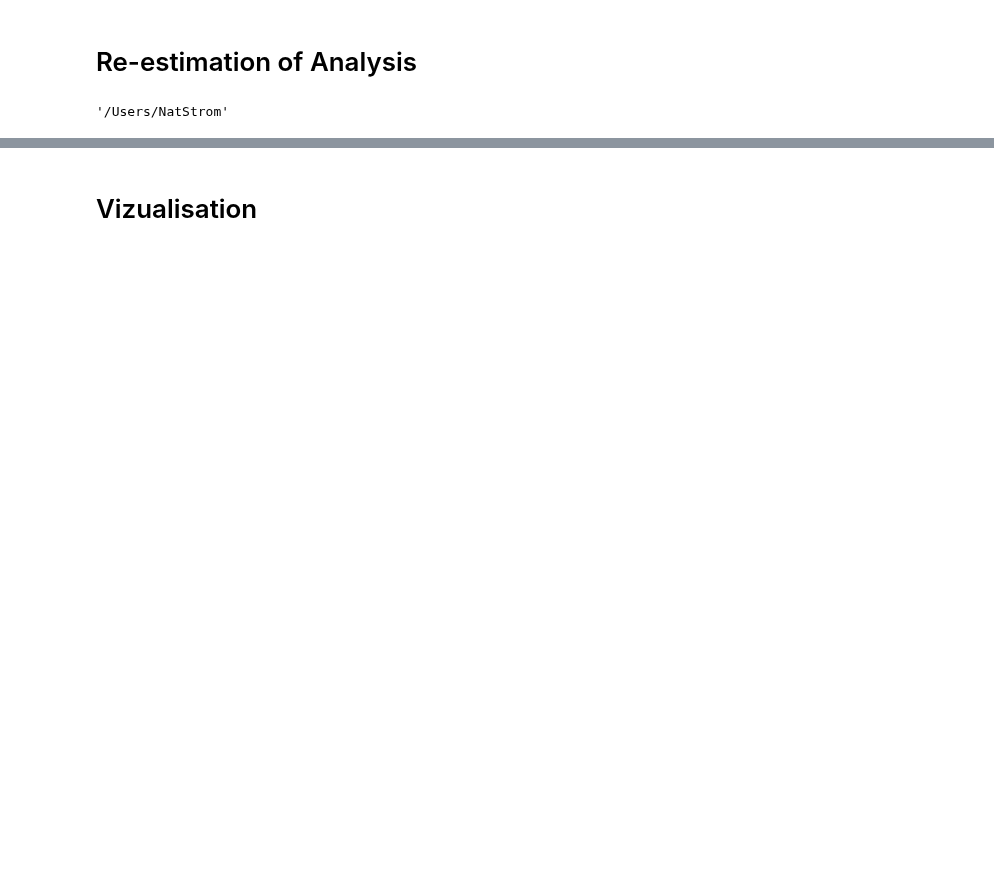
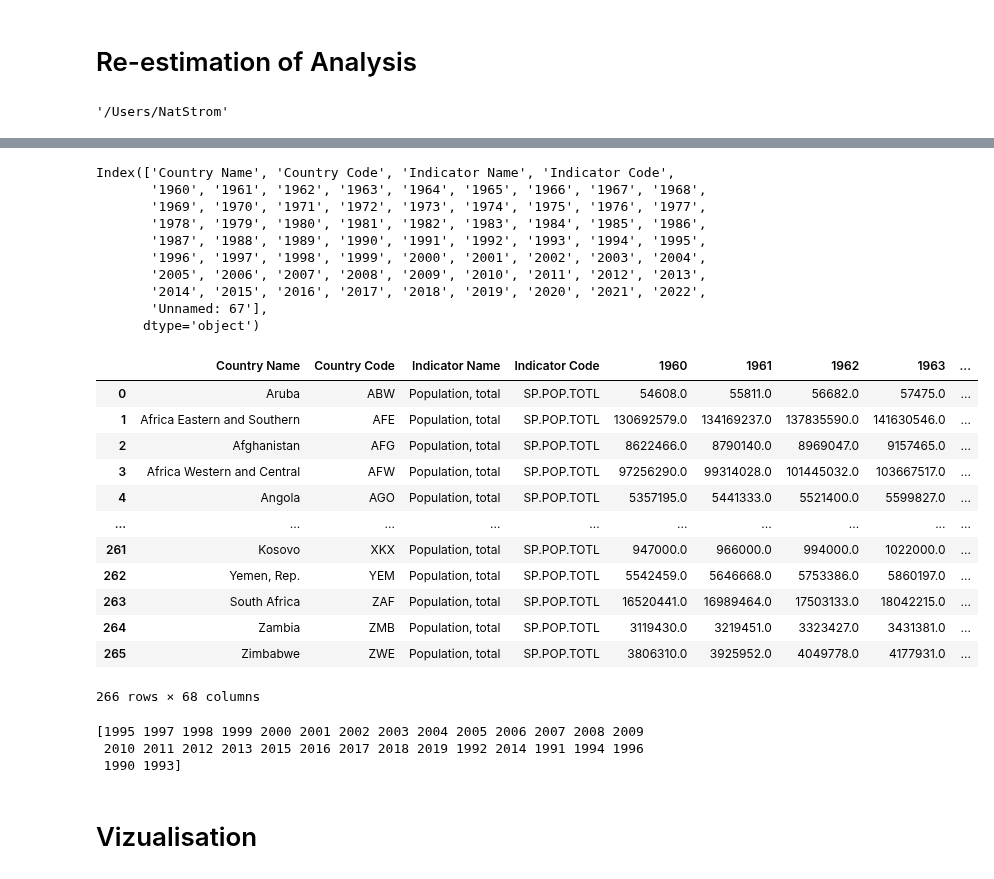
Before and after one commit to NatStrom/Thesis, a Jupyter notebook: Reestimation.ipynb, the cells around one changed output, grey strips where cells are left out. Cells and saved outputs as stored; diff of their text form; code cells hidden in the pictures; blank space fills up the shorter version.

```diff
--- a/Reestimation.ipynb
+++ b/Reestimation.ipynb
@@ -51,3 +56,60 @@ Index(['Unnamed: 0', 'iso', 'year_id',
+# %%
+#import population size
+dta = pd.read_csv('pop_size.csv',skiprows= 4)
+display(dta.columns)
+display(dta)
+
+#clean up
+dta = dta.drop(columns=['Country Name','Indicator Name', 'Indicator Code','Unnamed: 67'])
+dta = dta.rename(columns= {'Country Code':'iso'})
+dta = dta.melt(id_vars='iso',var_name='year_id',value_name='pop_size')
+dta['year_id'] = dta['year_id'].astype(str).astype(int)
+
+## only years from 1990 onwards
+dta = dta.loc[dta['year_id'] >= 1990]
+dta = dta.loc[dta['year_id'] <= 2019]
+#only countries in SSA
+dta = dta.loc[dta['iso'].isin(['AGO', 'BDI', 'BEN', 'BFA', 'BWA', 'CAF', 'CIV', 'CMR', 'COD',
+       'COG', 'COM', 'CPV', 'DJI', 'ERI', 'ETH', 'GAB', 'GHA', 'GIN',
+       'GMB', 'GNB', 'GNQ', 'KEN', 'LBR', 'LSO', 'MDG', 'MLI', 'MOZ',
+       'MRT', 'MWI', 'NAM', 'NER', 'NGA', 'RWA', 'SDN', 'SEN', 'SLE',
+       'SOM', 'SSD', 'STP', 'SWZ', 'TCD', 'TGO', 'TZA', 'UGA', 'ZAF',
+       'ZMB', 'ZWE'])]
+
+#save
+dta.to_csv('data_pop_size.csv')
+# %% [output]
+Index(['Country Name', 'Country Code', 'Indicator Name', 'Indicator Code',
+       '1960', '1961', '1962', '1963', '1964', '1965', '1966', '1967', '1968',
+       '1969', '1970', '1971', '1972', '1973', '1974', '1975', '1976', '1977',
+       '1978', '1979', '1980', '1981', '1982', '1983', '1984', '1985', '1986',
+       '1987', '1988', '1989', '1990', '1991', '1992', '1993', '1994', '1995',
+       '1996', '1997', '1998', '1999', '2000', '2001', '2002', '2003', '2004',
+       '2005', '2006', '2007', '2008', '2009', '2010', '2011', '2012', '2013',
+       '2014', '2015', '2016', '2017', '2018', '2019', '2020', '2021', '2022',
+       'Unnamed: 67'],
+      dtype='object')
+|  | Country Name | Country Code | Indicator Name | Indicator Code | 1960 | 1961 | 1962 | 1963 | ... |
+| 0 | Aruba | ABW | Population, total | SP.POP.TOTL | 54608.0 | 55811.0 | 56682.0 | 57475.0 | ... |
+| 1 | Africa Eastern and Southern | AFE | Population, total | SP.POP.TOTL | 130692579.0 | 134169237.0 | 137835590.0 | 141630546.0 | ... |
+| 2 | Afghanistan | AFG | Population, total | SP.POP.TOTL | 8622466.0 | 8790140.0 | 8969047.0 | 9157465.0 | ... |
+| 3 | Africa Western and Central | AFW | Population, total | SP.POP.TOTL | 97256290.0 | 99314028.0 | 101445032.0 | 103667517.0 | ... |
+| 4 | Angola | AGO | Population, total | SP.POP.TOTL | 5357195.0 | 5441333.0 | 5521400.0 | 5599827.0 | ... |
+| ... | ... | ... | ... | ... | ... | ... | ... | ... | ... |
+| 261 | Kosovo | XKX | Population, total | SP.POP.TOTL | 947000.0 | 966000.0 | 994000.0 | 1022000.0 | ... |
+| 262 | Yemen, Rep. | YEM | Population, total | SP.POP.TOTL | 5542459.0 | 5646668.0 | 5753386.0 | 5860197.0 | ... |
+| 263 | South Africa | ZAF | Population, total | SP.POP.TOTL | 16520441.0 | 16989464.0 | 17503133.0 | 18042215.0 | ... |
+| 264 | Zambia | ZMB | Population, total | SP.POP.TOTL | 3119430.0 | 3219451.0 | 3323427.0 | 3431381.0 | ... |
+| 265 | Zimbabwe | ZWE | Population, total | SP.POP.TOTL | 3806310.0 | 3925952.0 | 4049778.0 | 4177931.0 | ... |
+266 rows × 68 columns
+# %%
+#merge the datasets on iso and year
+data = pd.merge(data, dta, how="outer", on=["iso", "year_id"])
+print(data.year_id.unique())
+# %% [output]
+[1995 1997 1998 1999 2000 2001 2002 2003 2004 2005 2006 2007 2008 2009
+ 2010 2011 2012 2013 2015 2016 2017 2018 2019 1992 2014 1991 1994 1996
+ 1990 1993]
 # %% [markdown]
 # Vizualisation
 # %%
```
Also changed, not shown: parts of 44 cells of this notebook, 2 other files.
